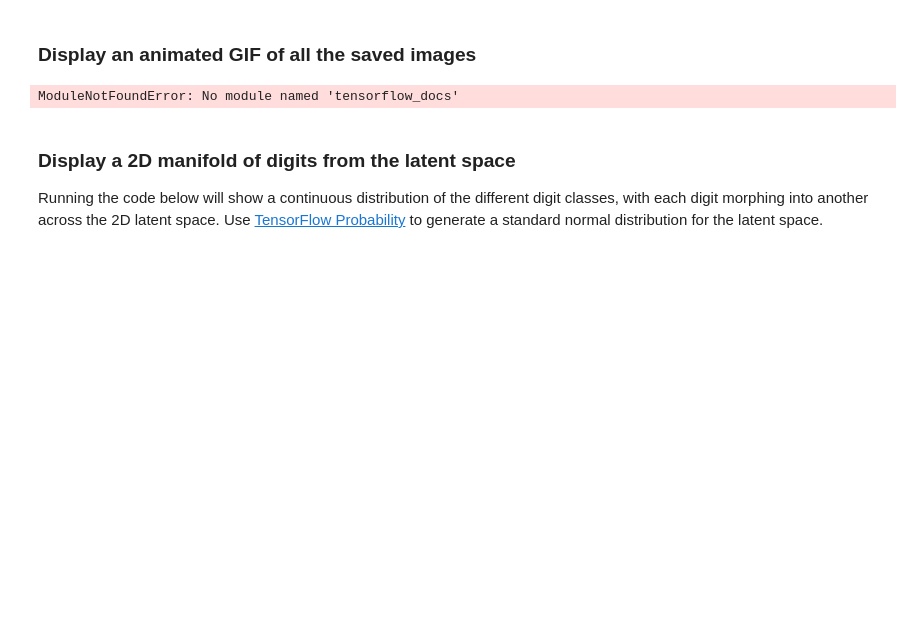
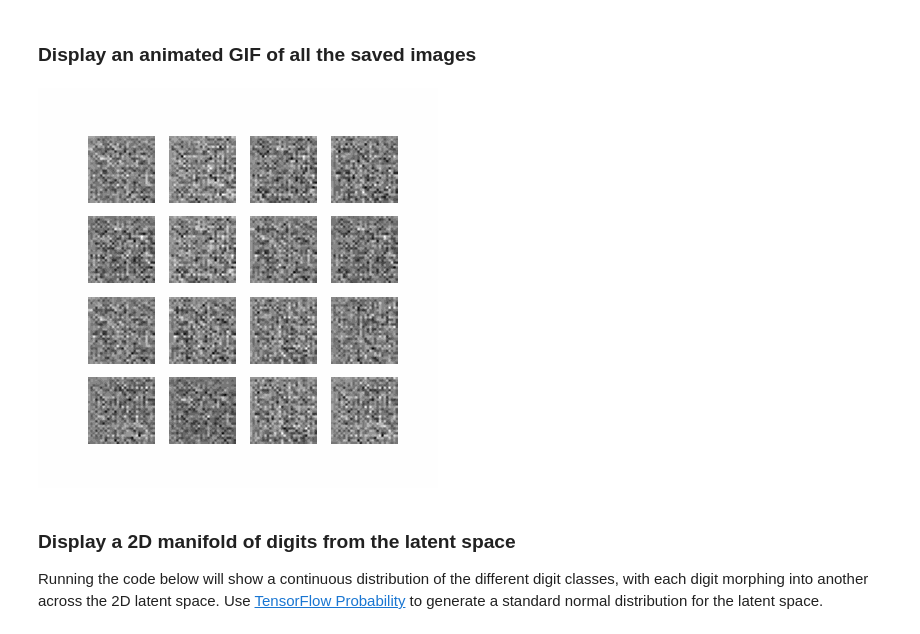
Before and after one commit to aurora-nat/machine-vision-course, a Jupyter notebook: labs/lab3/generative/cvae.ipynb, the cells around one changed output. Saved outputs shown, nothing was run; the diff lists cells and outputs as text; code cells hidden in the pictures; blank space fills up the shorter version.

```diff
--- a/labs/lab3/generative/cvae.ipynb
+++ b/labs/lab3/generative/cvae.ipynb
@@ -327,10 +325,14 @@ with imageio.get_writer(anim_file, mode='I') as writer:
   image = imageio.imread(filename)
   writer.append_data(image)
 # %%
-import tensorflow_docs.vis.embed as embed
-embed.embed_file(anim_file)
+try:
+  import tensorflow_docs.vis.embed as embed
+  embed.embed_file(anim_file)
+except ImportError:
+  from IPython import display
+  display.display(display.Image(filename=anim_file))
 # %% [output]
-ModuleNotFoundError: No module named 'tensorflow_docs'
+[figure, added]
 # %% [markdown]
 ### Display a 2D manifold of digits from the latent space
 
```
Also changed, not shown: parts of 2 cells of this notebook.
